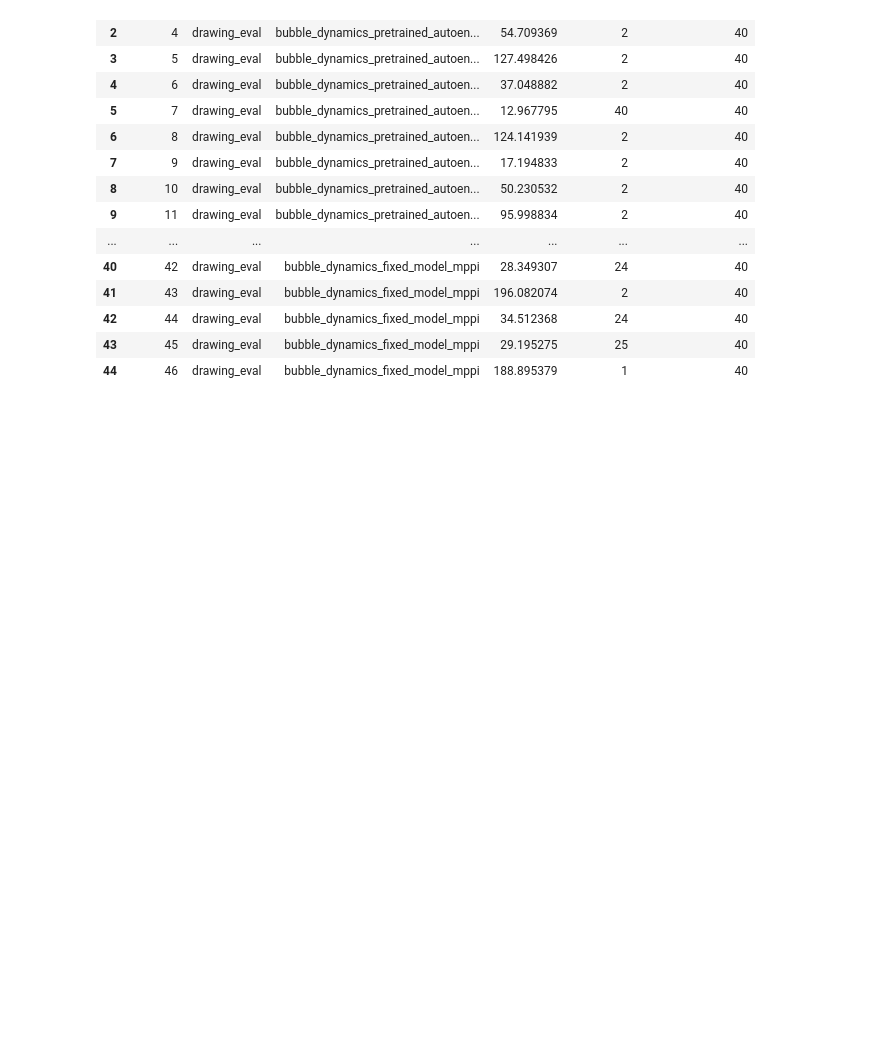
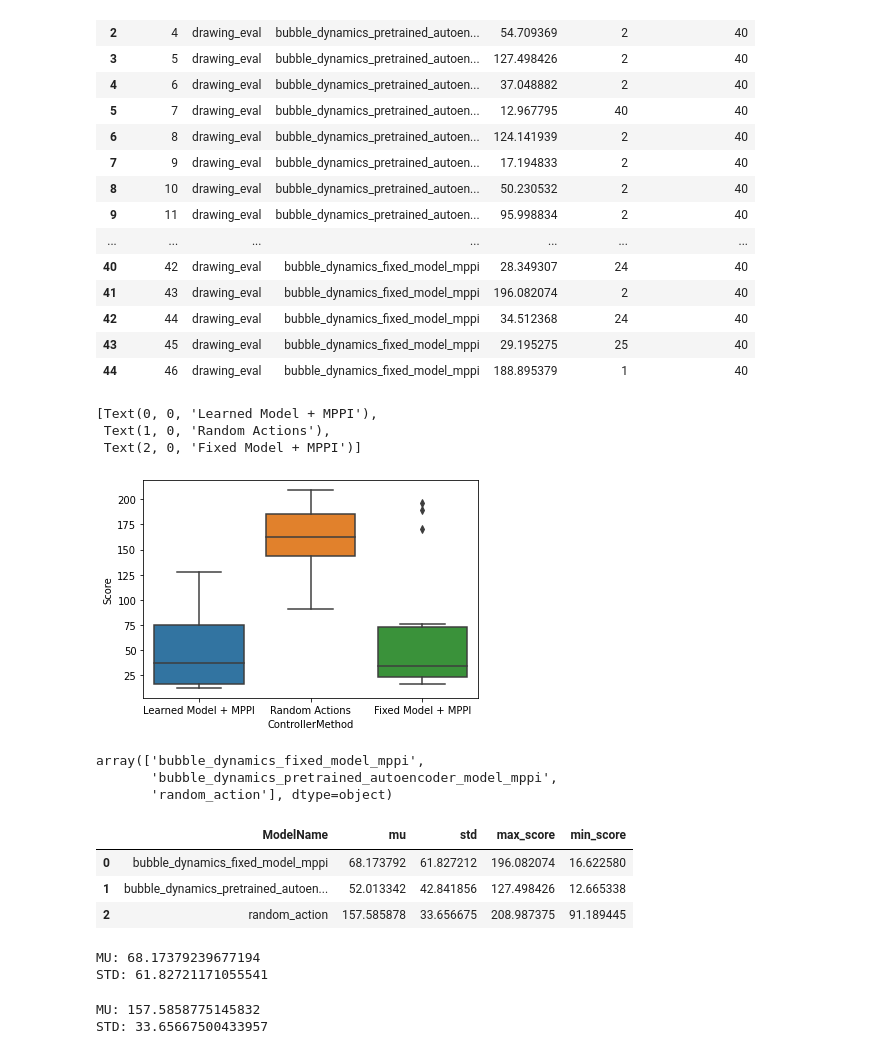
Before and after one commit to MMintLab/BubbleControl, a Jupyter notebook: notebooks/drawing_evaluation.ipynb, the cells around one changed output. Drawn from its saved outputs; the diff is of its cells as text; code cells hidden in the pictures; blank space fills up the shorter version.

```diff
--- a/notebooks/drawing_evaluation.ipynb
+++ b/notebooks/drawing_evaluation.ipynb
@@ -29,3 +32,65 @@ df
 | 42 | 44 | drawing_eval | bubble_dynamics_fixed_model_mppi | 34.512368 | 24 | 40 |
 | 43 | 45 | drawing_eval | bubble_dynamics_fixed_model_mppi | 29.195275 | 25 | 40 |
 | 44 | 46 | drawing_eval | bubble_dynamics_fixed_model_mppi | 188.895379 | 1 | 40 |
+# %%
+# ax = sns.boxplot(x='ControllerMethod', y='Score', data=df, whis=3.0)
+ax = sns.boxplot(x='ControllerMethod', y='Score', data=df)
+ax.set_xticklabels(['Learned Model + MPPI', 'Random Actions', 'Fixed Model + MPPI'])
+# %% [output]
+[Text(0, 0, 'Learned Model + MPPI'),
+ Text(1, 0, 'Random Actions'),
+ Text(2, 0, 'Fixed Model + MPPI')]
+[figure, added]
+# %%
+model_names = np.unique(df.ControllerMethod)
+model_names
+# %% [output]
+array(['bubble_dynamics_fixed_model_mppi',
+       'bubble_dynamics_pretrained_autoencoder_model_mppi',
+       'random_action'], dtype=object)
+# %%
+model_names = np.unique(df.ControllerMethod)
+
+results = []
+
+for model_name in model_names:
+    model = df[df.ControllerMethod == model_name]
+    scores = model['Score'].values
+#     scores = scores[np.where(scores<150)]
+    mu = np.mean(scores)
+    std = np.std(scores)
+    max_score = np.max(scores)
+    min_score = np.min(scores)
+#     print('MU:', mu)
+#     print('STD:', std)
+    results.append([model_name, mu, std, max_score, min_score])
+
+results_df = pd.DataFrame(results, columns=['ModelName', 'mu', 'std', 'max_score', 'min_score'])
+results_df
+# %% [output]
+|  | ModelName | mu | std | max_score | min_score |
+| 0 | bubble_dynamics_fixed_model_mppi | 68.173792 | 61.827212 | 196.082074 | 16.622580 |
+| 1 | bubble_dynamics_pretrained_autoen... | 52.013342 | 42.841856 | 127.498426 | 12.665338 |
+| 2 | random_action | 157.585878 | 33.656675 | 208.987375 | 91.189445 |
+# %%
+scores_fixed_model = df[df.ControllerMethod == 'bubble_dynamics_fixed_model_mppi']
+mu = np.mean(scores_fixed_model['Score'].values)
+std = np.std(scores_fixed_model['Score'].values)
+max_score = np.max(scores_learned_model['Score'].values)
+min_score = np.max(scores_learned_model['Score'].values)
+print('MU:', mu)
+print('STD:', std)
+# %% [output]
+MU: 68.17379239677194
+STD: 61.82721171055541
+# %%
+scores_random = df[df.ControllerMethod == 'random_action']
+mu = np.mean(scores_random['Score'].values)
+std = np.std(scores_random['Score'].values)
+max_score = np.max(scores_learned_model['Score'].values)
+min_score = np.max(scores_learned_model['Score'].values)
+print('MU:', mu)
+print('STD:', std)
+# %% [output]
+MU: 157.5858775145832
+STD: 33.65667500433957
```
Also changed, not shown: parts of 26 cells of this notebook, 1 other file.
